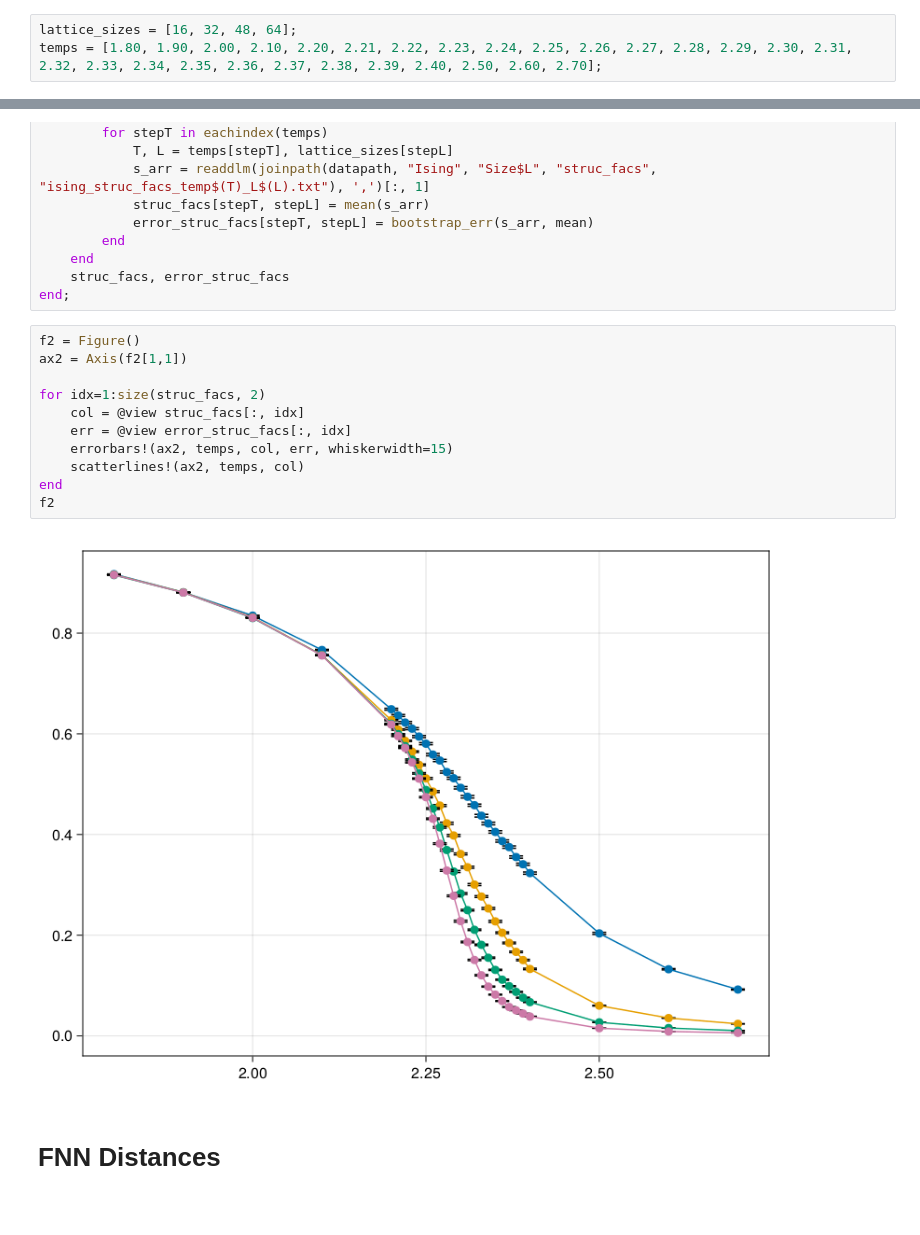
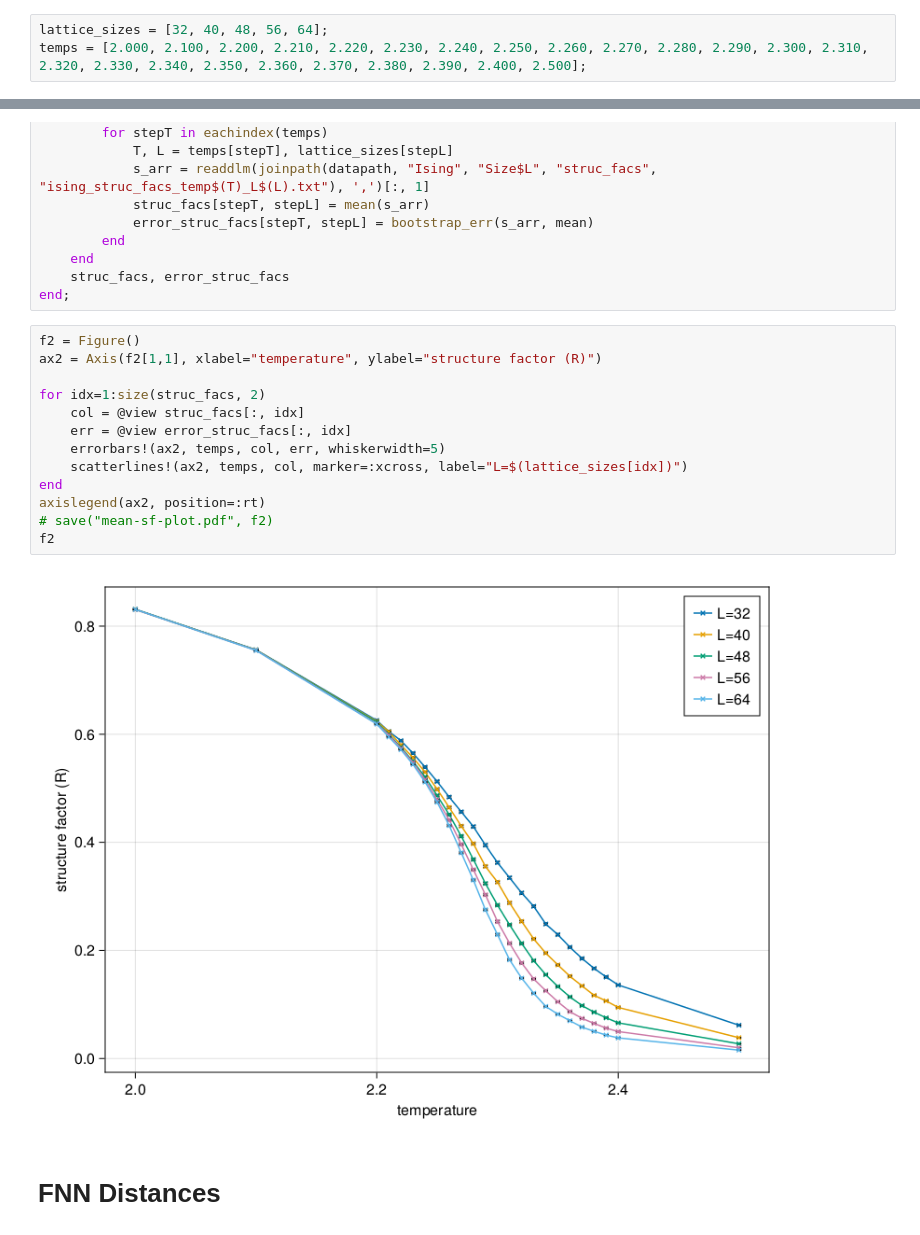
Before and after one commit to JaydevSR/ising-xy-distances-study, a Jupyter notebook: simulations/ising/fnn_structure_factors_analysis.ipynb, the cells around one changed output, grey strips where cells are left out. Saved outputs shown, nothing was run; the diff lists cells and outputs as text.

```diff
--- a/simulations/ising/fnn_structure_factors_analysis.ipynb
+++ b/simulations/ising/fnn_structure_factors_analysis.ipynb
@@ -13,8 +13,8 @@ println("datapath: "* datapath)
 # %% [output]
 datapath: d:\Projects\Dr. Heyl Group\cluster_data
 # %%
-lattice_sizes = [16, 32, 48, 64];
-temps = [1.80, 1.90, 2.00, 2.10, 2.20, 2.21, 2.22, 2.23, 2.24, 2.25, 2.26, 2.27, 2.28, 2.29, 2.30, 2.31, 2.32, 2.33, 2.34, 2.35, 2.36, 2.37, 2.38, 2.39, 2.40, 2.50, 2.60, 2.70];
+lattice_sizes = [32, 40, 48, 56, 64];
+temps = [2.000, 2.100, 2.200, 2.210, 2.220, 2.230, 2.240, 2.250, 2.260, 2.270, 2.280, 2.290, 2.300, 2.310, 2.320, 2.330, 2.340, 2.350, 2.360, 2.370, 2.380, 2.390, 2.400, 2.500];
 # %% [markdown]
 # Check magnetization of the system
 # %%
@@ -62,17 +62,19 @@ struc_facs, error_struc_facs = let
 end;
 # %%
 f2 = Figure()
-ax2 = Axis(f2[1,1])
+ax2 = Axis(f2[1,1], xlabel="temperature", ylabel="structure factor (R)")
 
 for idx=1:size(struc_facs, 2)
     col = @view struc_facs[:, idx]
     err = @view error_struc_facs[:, idx]
-    errorbars!(ax2, temps, col, err, whiskerwidth=15)
-    scatterlines!(ax2, temps, col)
+    errorbars!(ax2, temps, col, err, whiskerwidth=5)
+    scatterlines!(ax2, temps, col, marker=:xcross, label="L=$(lattice_sizes[idx])")
 end
+axislegend(ax2, position=:rt)
+# save("mean-sf-plot.pdf", f2)
 f2
 # %% [output]
-[figure, old version]
+[figure, new version]
 # %% [markdown]
 # FNN Distances
 # %%
```
Also changed, not shown: parts of 7 cells of this notebook, 3 other files.
